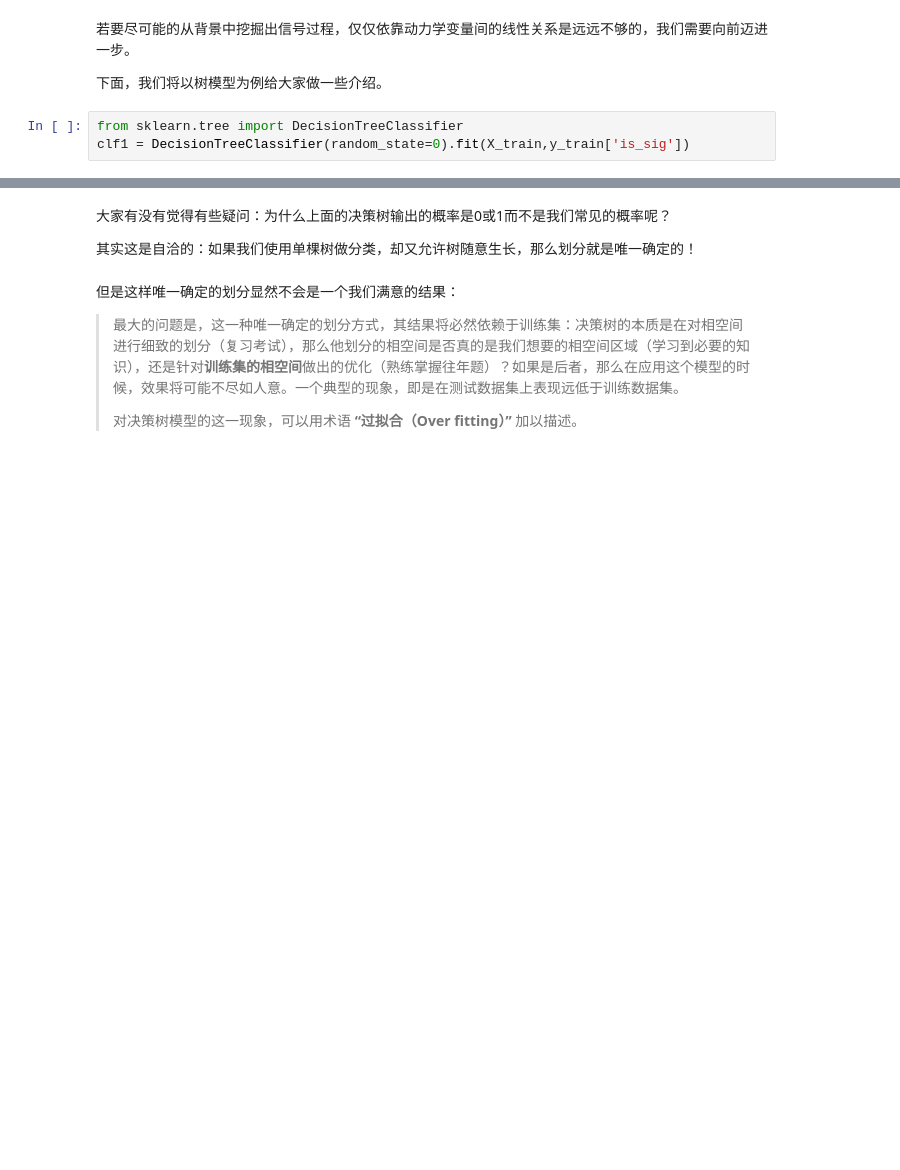
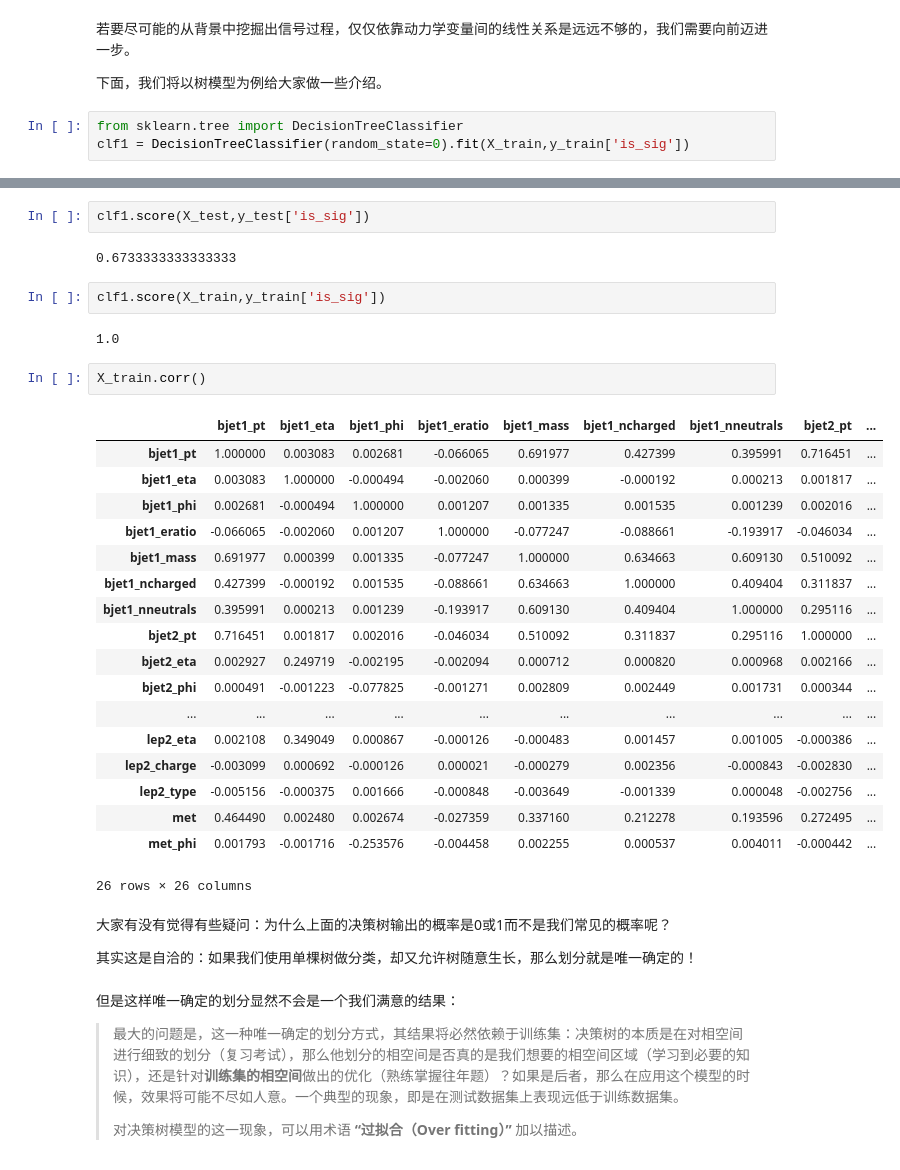
Before and after one commit to PKU-Hep-Group/CMSWinterCampMLPart1, a Jupyter notebook: Chap2_BDT.ipynb, the cells around one changed output, grey strips where cells are left out. Drawn from its saved outputs; the diff is of its cells as text; blank space fills up the shorter version.

```diff
--- a/Chap2_BDT.ipynb
+++ b/Chap2_BDT.ipynb
@@ -365,3 +365,32 @@ array([[0., 1.],
+# %%
+clf1.score(X_test,y_test['is_sig'])
+# %% [output]
+0.6733333333333333
+# %%
+clf1.score(X_train,y_train['is_sig'])
+# %% [output]
+1.0
+# %%
+X_train.corr()
+# %% [output]
+|  | bjet1_pt | bjet1_eta | bjet1_phi | bjet1_eratio | bjet1_mass | bjet1_ncharged | bjet1_nneutrals | bjet2_pt | ... |
+| bjet1_pt | 1.000000 | 0.003083 | 0.002681 | -0.066065 | 0.691977 | 0.427399 | 0.395991 | 0.716451 | ... |
+| bjet1_eta | 0.003083 | 1.000000 | -0.000494 | -0.002060 | 0.000399 | -0.000192 | 0.000213 | 0.001817 | ... |
+| bjet1_phi | 0.002681 | -0.000494 | 1.000000 | 0.001207 | 0.001335 | 0.001535 | 0.001239 | 0.002016 | ... |
+| bjet1_eratio | -0.066065 | -0.002060 | 0.001207 | 1.000000 | -0.077247 | -0.088661 | -0.193917 | -0.046034 | ... |
+| bjet1_mass | 0.691977 | 0.000399 | 0.001335 | -0.077247 | 1.000000 | 0.634663 | 0.609130 | 0.510092 | ... |
+| bjet1_ncharged | 0.427399 | -0.000192 | 0.001535 | -0.088661 | 0.634663 | 1.000000 | 0.409404 | 0.311837 | ... |
+| bjet1_nneutrals | 0.395991 | 0.000213 | 0.001239 | -0.193917 | 0.609130 | 0.409404 | 1.000000 | 0.295116 | ... |
+| bjet2_pt | 0.716451 | 0.001817 | 0.002016 | -0.046034 | 0.510092 | 0.311837 | 0.295116 | 1.000000 | ... |
+| bjet2_eta | 0.002927 | 0.249719 | -0.002195 | -0.002094 | 0.000712 | 0.000820 | 0.000968 | 0.002166 | ... |
+| bjet2_phi | 0.000491 | -0.001223 | -0.077825 | -0.001271 | 0.002809 | 0.002449 | 0.001731 | 0.000344 | ... |
+| ... | ... | ... | ... | ... | ... | ... | ... | ... | ... |
+| lep2_eta | 0.002108 | 0.349049 | 0.000867 | -0.000126 | -0.000483 | 0.001457 | 0.001005 | -0.000386 | ... |
+| lep2_charge | -0.003099 | 0.000692 | -0.000126 | 0.000021 | -0.000279 | 0.002356 | -0.000843 | -0.002830 | ... |
+| lep2_type | -0.005156 | -0.000375 | 0.001666 | -0.000848 | -0.003649 | -0.001339 | 0.000048 | -0.002756 | ... |
+| met | 0.464490 | 0.002480 | 0.002674 | -0.027359 | 0.337160 | 0.212278 | 0.193596 | 0.272495 | ... |
+| met_phi | 0.001793 | -0.001716 | -0.253576 | -0.004458 | 0.002255 | 0.000537 | 0.004011 | -0.000442 | ... |
+26 rows × 26 columns
 # %% [markdown]
 大家有没有觉得有些疑问：为什么上面的决策树输出的概率是0或1而不是我们常见的概率呢？
 
```
Also changed, not shown: parts of 7 cells of this notebook.
